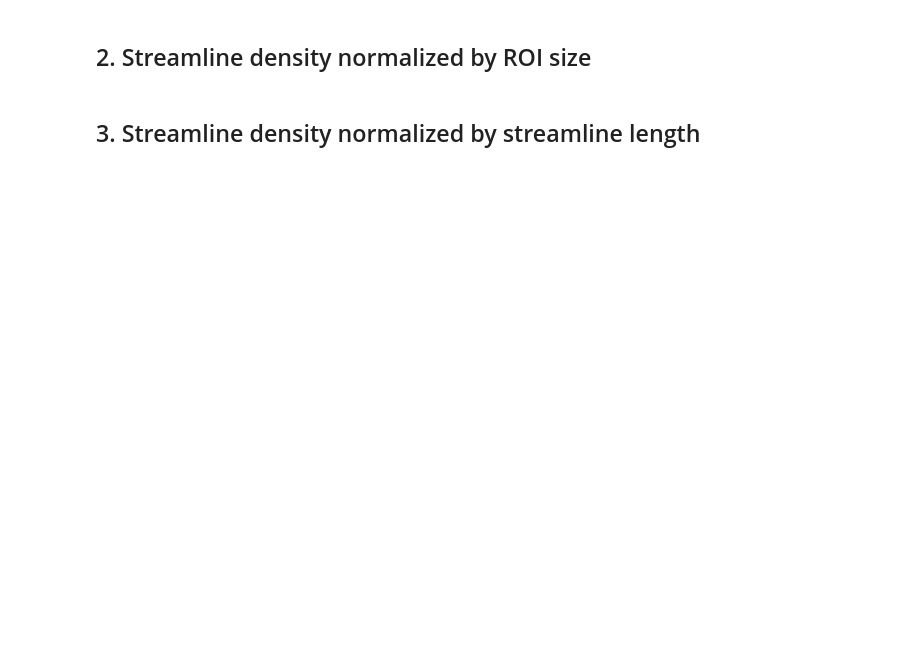
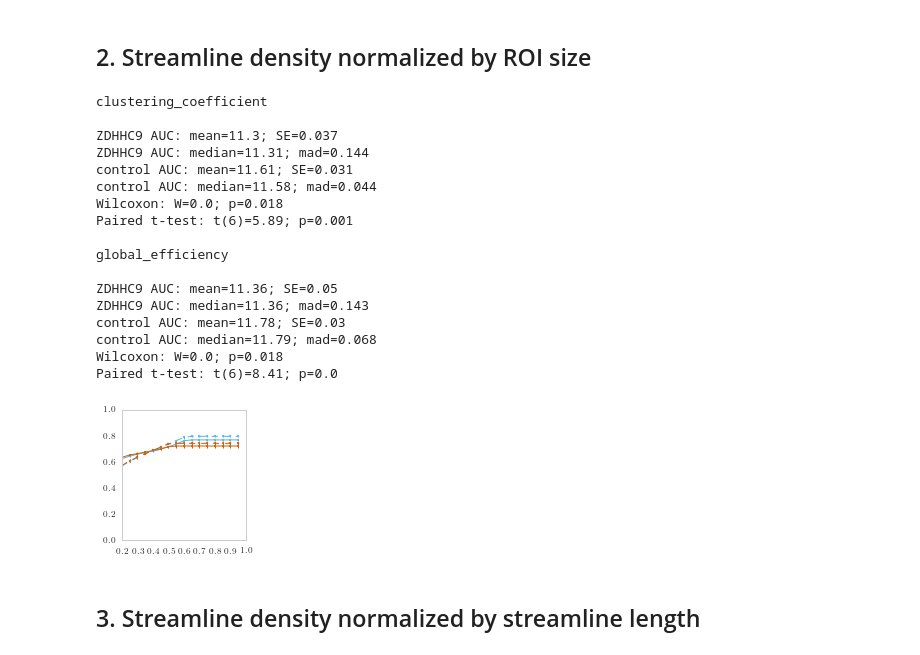
Before and after one commit to joebathelt/ZDHHC9_connectome, a Jupyter notebook: ZDHHC9_connectome_additional_analyses.ipynb, the cells around one changed output. Saved outputs shown, nothing was run; the diff lists cells and outputs as text; code cells hidden in the pictures; blank space fills up the shorter version.

```diff
--- a/ZDHHC9_connectome_additional_analyses.ipynb
+++ b/ZDHHC9_connectome_additional_analyses.ipynb
@@ -166,7 +220,26 @@ calculate_results(subject_list, threshold_range, 'CSD', '', 'absolute')
 ## 2. Streamline density normalized by ROI size
 # %%
 threshold_range = np.arange(0.2, 1., 0.05)
-calculate_results(subject_list, threshold_range, 'CSD', '_ROI_normalized', 'proportional')
+df = calculate_results(subject_list, threshold_range, 'CSD', '_ROI_normalized', 'proportional', False, outfolder + 'ROI_normalized.png')
+# %% [output]
+clustering_coefficient
+
+ZDHHC9 AUC: mean=11.3; SE=0.037
+ZDHHC9 AUC: median=11.31; mad=0.144
+control AUC: mean=11.61; SE=0.031
+control AUC: median=11.58; mad=0.044
+Wilcoxon: W=0.0; p=0.018
+Paired t-test: t(6)=5.89; p=0.001
+
+global_efficiency
+
+ZDHHC9 AUC: mean=11.36; SE=0.05
+ZDHHC9 AUC: median=11.36; mad=0.143
+control AUC: mean=11.78; SE=0.03
+control AUC: median=11.79; mad=0.068
+Wilcoxon: W=0.0; p=0.018
+Paired t-test: t(6)=8.41; p=0.0
+[figure, added]
 # %% [markdown]
 ## 3. Streamline density normalized by streamline length
 # %%
```
Also changed, not shown: parts of 18 cells of this notebook, 6 other files.
